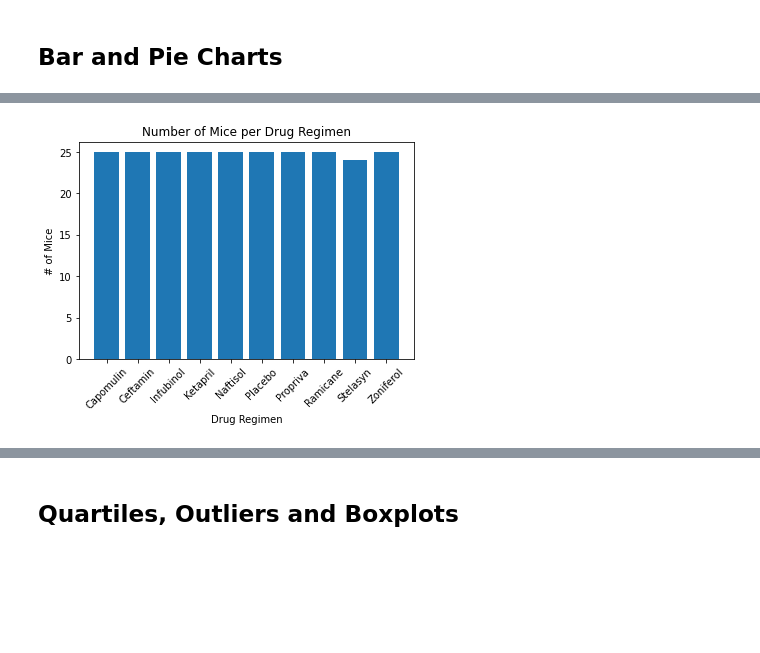
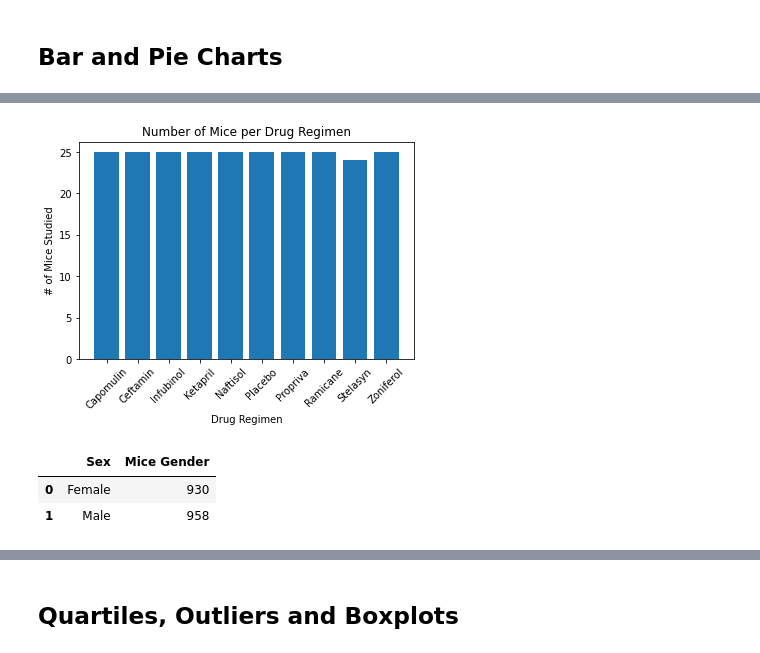
Before and after one commit to Slyssy/matplotlib-challenge, a Jupyter notebook: The_Power_of_Plots/Pymaceuticals/pymaceuticals.ipynb, the cells around one changed output, grey strips where cells are left out. Saved outputs shown, nothing was run; the diff lists cells and outputs as text; code cells hidden in the pictures; blank space fills up the shorter version.

Commit message:
Created pie chart for mouse gender using pandas.

```diff
--- a/The_Power_of_Plots/Pymaceuticals/pymaceuticals.ipynb
+++ b/The_Power_of_Plots/Pymaceuticals/pymaceuticals.ipynb
@@ -161,11 +143,19 @@ drug_regimen_mice_count_df.plot.bar()
 # %%
 plt.title("Number of Mice per Drug Regimen")
 plt.xlabel("Drug Regimen")
-plt.ylabel("# of Mice")
+plt.ylabel("# of Mice Studied")
 plt.bar(drug_regimen_mice_count_df["Drug Regimen"], drug_regimen_mice_count_df["Mouse ID"])
 plt.xticks(rotation=45)
 plt.show()
 # %% [output]
-[figure, old version]
+[figure, new version]
 # %%
 # Generate a pie plot showing the distribution of female versus male mice using pandas
+# %%
+male_female_df = df.groupby(["Sex"], as_index=False)["Mouse ID"].count()
+male_female_df.rename(columns={"Mouse ID": "Mice Gender"}, inplace=True)
+male_female_df
+# %% [output]
+|  | Sex | Mice Gender |
+| 0 | Female | 930 |
+| 1 | Male | 958 |
```
Also changed, not shown: parts of 4 cells of this notebook.
